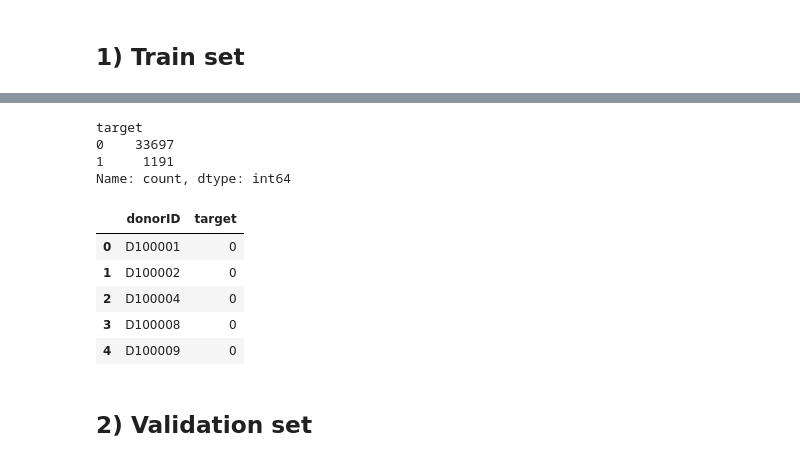
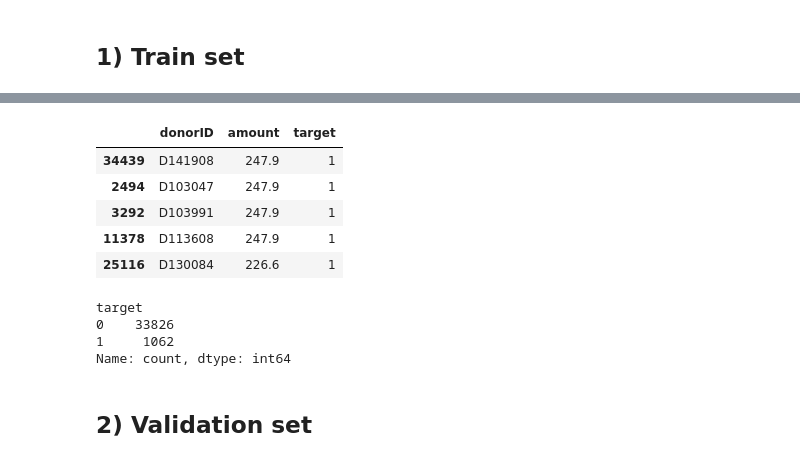
Before and after one commit to LeZM/python-predictive-group-project, a Jupyter notebook: notebooks/EDA_zk.ipynb, the cells around one changed output, grey strips where cells are left out. Cells and saved outputs as stored; diff of their text form; code cells hidden in the pictures.

```diff
--- a/notebooks/EDA_zk.ipynb
+++ b/notebooks/EDA_zk.ipynb
@@ -598,18 +620,18 @@ basetable_train.head()
+# %%
+train_targets.sort_values(by='amount', ascending=False).head()
+# %% [output]
+|  | donorID | amount | target |
+| 34439 | D141908 | 247.9 | 1 |
+| 2494 | D103047 | 247.9 | 1 |
+| 3292 | D103991 | 247.9 | 1 |
+| 11378 | D113608 | 247.9 | 1 |
+| 25116 | D130084 | 226.6 | 1 |
 # %%
-basetable_train['target'].value_counts()
+train_targets['target'].value_counts()
 # %% [output]
 target
-0    33697
-1     1191
+0    33826
+1     1062
 Name: count, dtype: int64
-# %%
-basetable_train.head()
-# %% [output]
-|  | donorID | target |
-| 0 | D100001 | 0 |
-| 1 | D100002 | 0 |
-| 2 | D100004 | 0 |
-| 3 | D100008 | 0 |
-| 4 | D100009 | 0 |
 # %% [markdown]
 ## 2) Validation set
```
Also changed, not shown: parts of 29 cells of this notebook.
